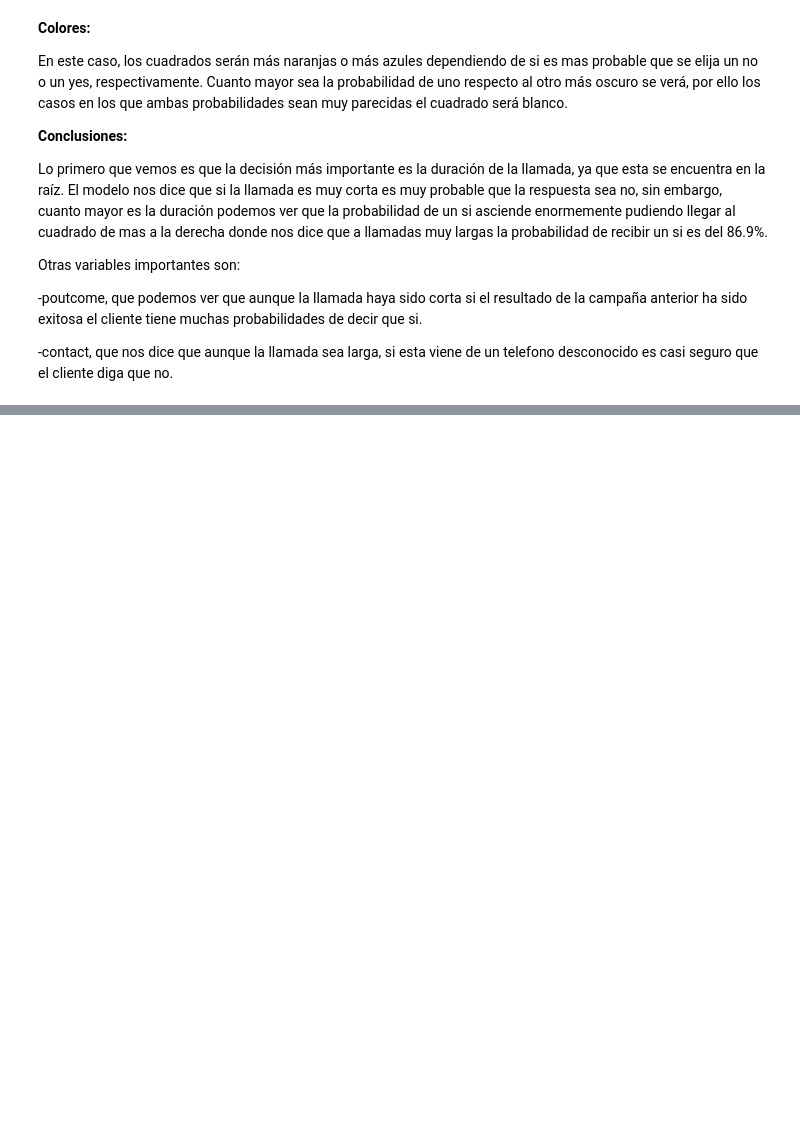
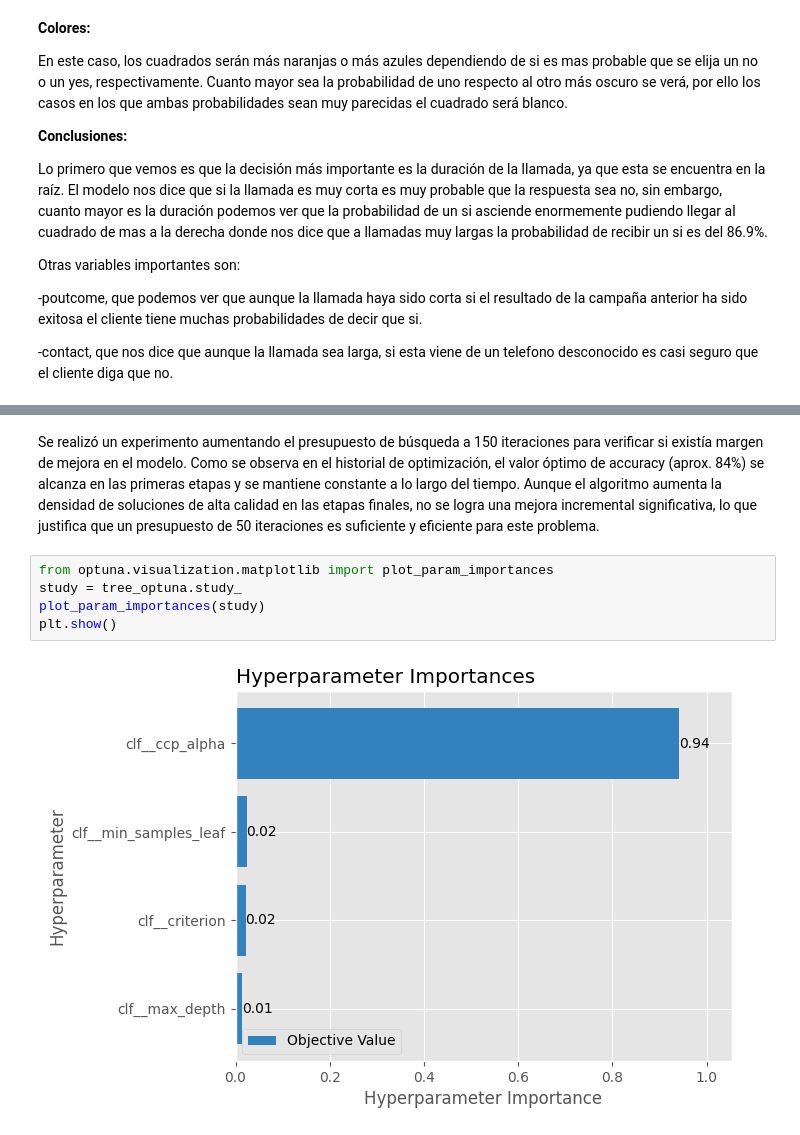
Before and after one commit to 100522320/g81_P1_03_Aprendizaje_Automatico, a Jupyter notebook: notebook_pruebas.ipynb, the cells around one changed output, grey strips where cells are left out. Cells and saved outputs as stored; diff of their text form; blank space fills up the shorter version.

```diff
--- a/notebook_pruebas.ipynb
+++ b/notebook_pruebas.ipynb
@@ -698,0 +809,10 @@ Otras variables importantes son:
+# %% [markdown]
+
+Se realizó un experimento aumentando el presupuesto de búsqueda a 150 iteraciones para verificar si existía margen de mejora en el modelo. Como se observa en el historial de optimización, el valor óptimo de accuracy (aprox. 84%) se alcanza en las primeras etapas y se mantiene constante a lo largo del tiempo. Aunque el algoritmo aumenta la densidad de soluciones de alta calidad en las etapas finales, no se logra una mejora incremental significativa, lo que justifica que un presupuesto de 50 iteraciones es suficiente y eficiente para este problema.
+# %%
+from optuna.visualization.matplotlib import plot_param_importances
+study = tree_optuna.study_
+plot_param_importances(study)
+plt.show()
+# %% [output]
+[figure, added]
```
Also changed, not shown: parts of 28 cells of this notebook.
